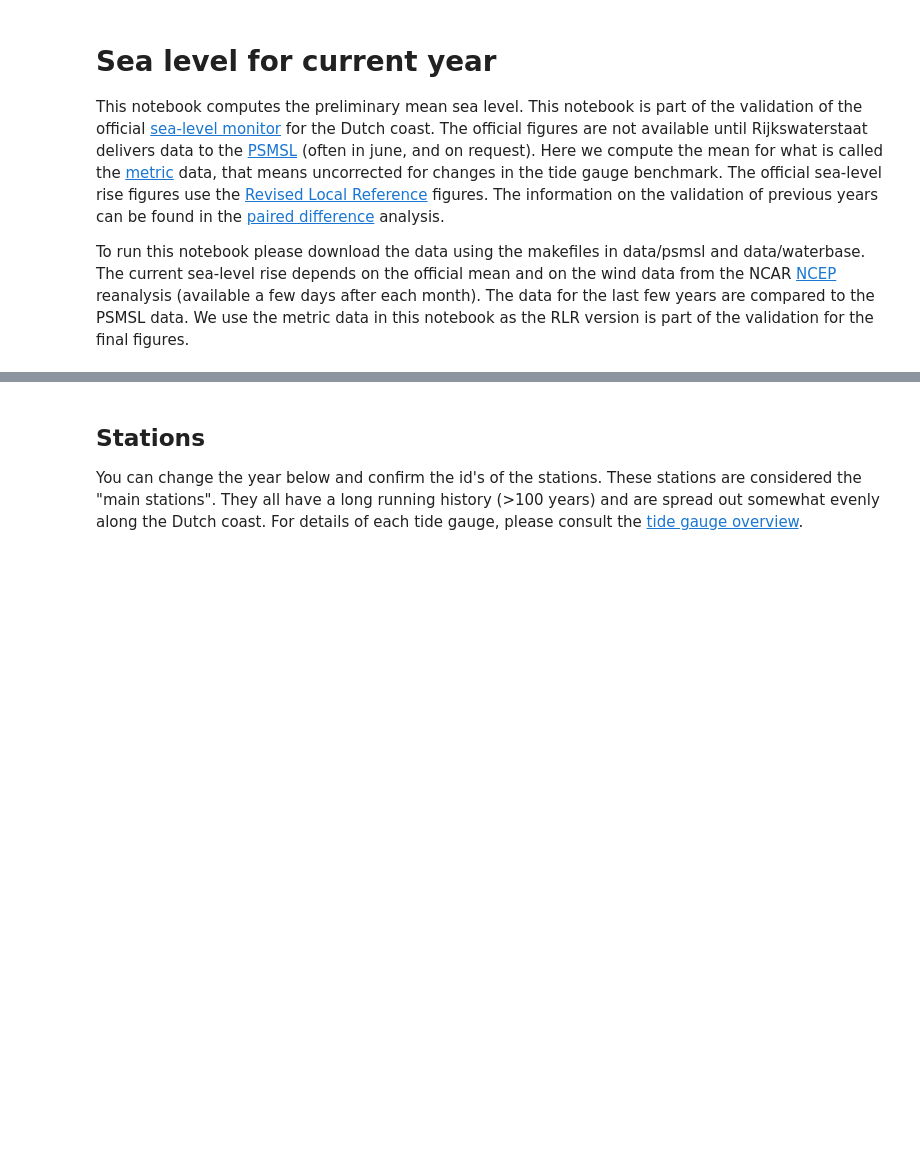
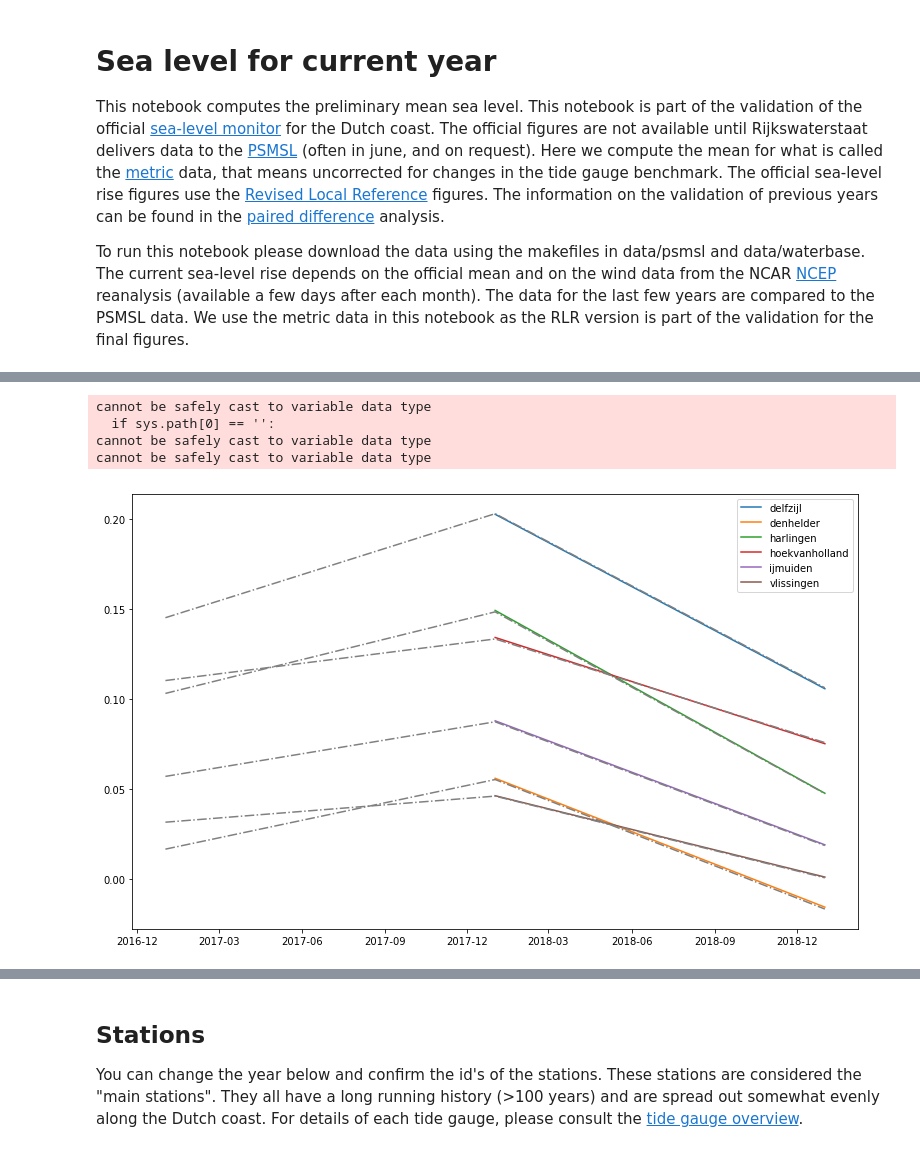
Before and after one commit to openearth/sealevel, a Jupyter notebook: notebooks/validation/current year validation.ipynb, the cells around one changed output, grey strips where cells are left out. Saved outputs shown, nothing was run; the diff lists cells and outputs as text; code cells hidden in the pictures; blank space fills up the shorter version.

```diff
--- a/notebooks/validation/current year validation.ipynb
+++ b/notebooks/validation/current year validation.ipynb
@@ -83,0 +206,10 @@ storm_surge_reports = [
+# %%
+# Compute the means per station and take the means over time
+all_ddl_means = {}
+for id_, measurements in all_measurements.items():
+    # first resample by day and then by year to correct for the varying sample frequency across the year
+    means = measurements.set_index('t').resample('D').mean().resample('Y').mean()
+    # bug in pandas (remove in 0.24)
+    # https://github.com/pandas-dev/pandas/pull/22488
+    means.index = means.index + pd.Timedelta(days=1)
+    all_ddl_means[id_] = means
@@ -83,0 +225,64 @@ storm_surge_reports = [
+# %%
+# Read all the matroos data (operational forecasting data)
+import netCDF4
+import matplotlib.pyplot as plt
+
+surge_dfs = []
+model_dfs = []
+observed_dfs = []
+for station in names_matroos:
+    surge_path = pathlib.Path('~/src/sealevel/data/rws/matroos/{}_surge_forecast.nc'.format(station)).expanduser()
+    model_path = pathlib.Path('~/src/sealevel/data/rws/matroos/{}_waterlevel_forecast.nc'.format(station)).expanduser()
+    observed_path = pathlib.Path('~/src/sealevel/data/rws/matroos/{}_waterlevel_observed.nc'.format(station)).expanduser()
+    with netCDF4.Dataset(surge_path) as ds:
+        t = netCDF4.num2date(ds.variables['time'][:], ds.variables['time'].units)
+        h = np.squeeze(ds.variables['waterlevel_surge'][:])
+        surge_df = pd.DataFrame(data=dict(t=t, h=h))
+        surge_df['station'] = station
+        surge_dfs.append(surge_df)
+
+
+    with netCDF4.Dataset(model_path) as ds:
+        t = netCDF4.num2date(ds.variables['time'][:], ds.variables['time'].units)
+        h = np.squeeze(ds.variables['waterlevel'][:])
+        model_df = pd.DataFrame(data=dict(t=t, h=h))
+        model_df['station'] = station
+        model_dfs.append(model_df)
+
+    with netCDF4.Dataset(observed_path) as ds:
+        t = netCDF4.num2date(ds.variables['time'][:], ds.variables['time'].units)
+        h = np.squeeze(ds.variables['waterlevel'][:])
+        observed_df = pd.DataFrame(data=dict(t=t, h=h))
+        observed_df['station'] = station
+        observed_dfs.append(observed_df)
+
+surge_df = pd.concat(surge_dfs)
+model_df = pd.concat(model_dfs)
+observed_df = pd.concat(observed_dfs)
+# %% [output]
+cannot be safely cast to variable data type
+  if sys.path[0] == '':
+cannot be safely cast to variable data type
+cannot be safely cast to variable data type
+# %%
+# Plot Matroos data and DDL data together.
+# Should be nearly simmilar (after double resamping because of the time varying measurement frequency)
+grouped = observed_df[observed_df['t'] < datetime.datetime(2019, 1, 1)].groupby('station')
+
+
+fig, ax = plt.subplots(figsize=(13, 8))
+# compute to annual means per station because measurement frequencies are not equal between stations
+all_matroos_means = {}
+for id_, group_df in grouped:
+    matroos_means = group_df.set_index('t').resample('D').mean().resample('Y').mean()
+    # bug in pandas (remove in 0.24)
+    # https://github.com/pandas-dev/pandas/pull/22488
+    matroos_means.index = matroos_means.index + pd.Timedelta(days=1)
+    ax.plot(matroos_means.index, matroos_means['h'], label=id_)
+    all_matroos_means[id_] = matroos_means
+
+for id_, means in all_ddl_means.items():
+    ax.plot(means.index, means['Meetwaarde.Waarde_Numeriek'] / 100, '-.', label='', color='grey')
+_ = ax.legend(loc='best')
+# %% [output]
+[figure, added]
```
Also changed, not shown: parts of 27 cells of this notebook.
